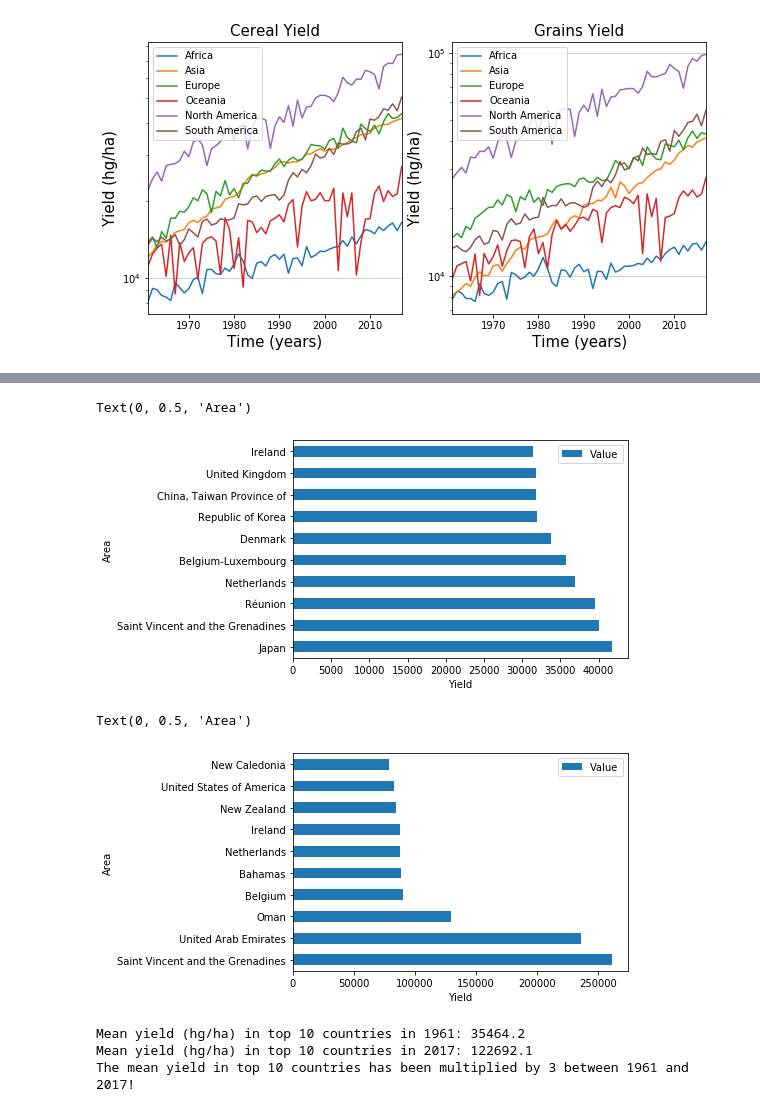
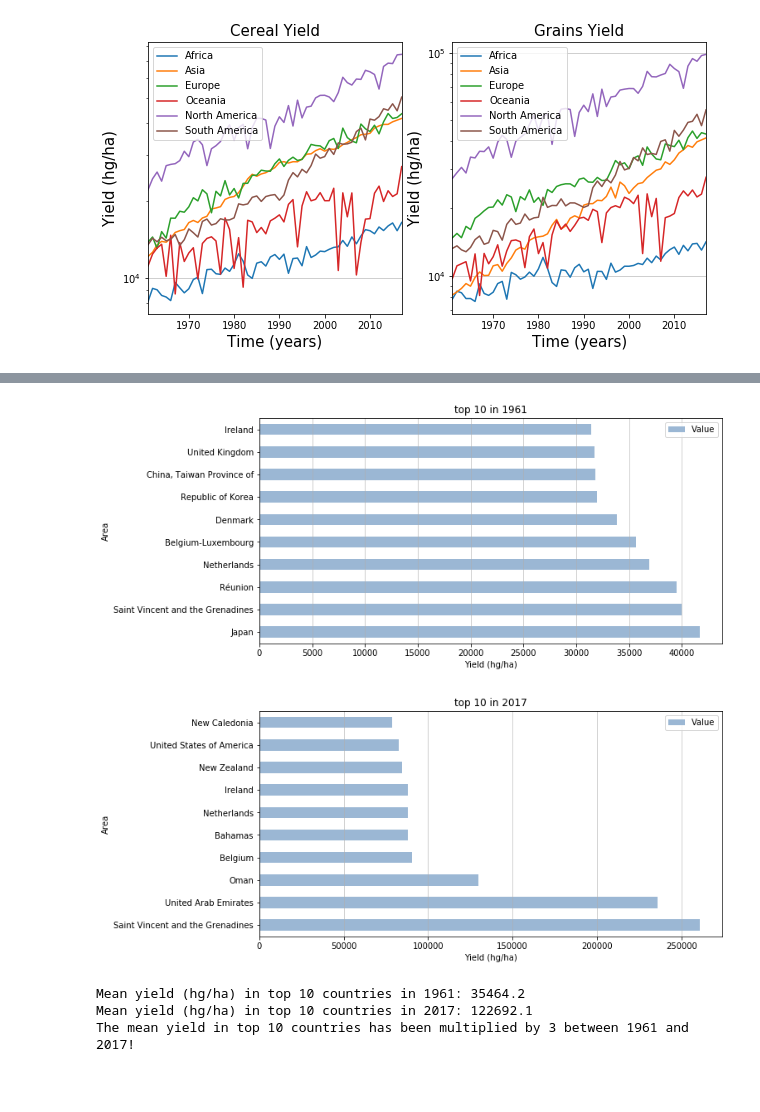
Before and after one commit to amara-slaymaker/ada_project-ada_nakamura, a Jupyter notebook: to_be_sent/Milestone_2maps_color.ipynb, the cells around one changed output, grey strips where cells are left out. Cells and saved outputs as stored; diff of their text form; code cells hidden in the pictures; blank space fills up the shorter version.

```diff
--- a/to_be_sent/Milestone_2maps_color.ipynb
+++ b/to_be_sent/Milestone_2maps_color.ipynb
@@ -565,21 +536,31 @@ cereals2017.head()
 # %%
 cereals1961 = cereals1961.sort_values(by='Value', ascending=False)[:10]
 
-ax1 = cereals1961.plot(kind='barh', x='Area', y='Value')
-ax1.set_xlabel('Yield')
+fig = plt.figure(figsize = (10, 5))
+ax1 = fig.add_subplot(1,1,1)
+
+cereals1961.plot(kind='barh', x='Area', y='Value', color = '#9bb7d4', ax=ax1)
+ax1.set_xlabel('Yield (hg/ha)')
 ax1.set_ylabel('Area')
+ax1.grid(axis='x', alpha=0.75)
+ax1.set_title("top 10 in 1961")
+fig.savefig("cereals1961", bbox_inches='tight')
 # %% [output]
-Text(0, 0.5, 'Area')
-[figure, old version]
+[figure, new version]
 # %%
 cereals2017 = cereals2017.sort_values(by='Value', ascending=False)[:10]
 
-ax1 = cereals2017.plot(kind='barh', x='Area', y='Value')
-ax1.set_xlabel('Yield')
-ax1.set_ylabel('Area')
+fig = plt.figure(figsize = (10, 5))
+ax2 = fig.add_subplot(1,1,1)
+
+cereals2017.plot(kind='barh', x='Area', y='Value', color = '#9bb7d4', ax=ax2)
+ax2.set_xlabel('Yield (hg/ha)')
+ax2.set_ylabel('Area')
+ax2.grid(axis='x', alpha=0.75)
+ax2.set_title("top 10 in 2017")
+fig.savefig("cereals2017", bbox_inches='tight')
 # %% [output]
-Text(0, 0.5, 'Area')
-[figure, old version]
+[figure, new version]
 # %%
 mean1961 = cereals1961.mean()
 mean2017 = cereals2017.mean()
```
Also changed, not shown: parts of 25 cells of this notebook, 17 other files.
